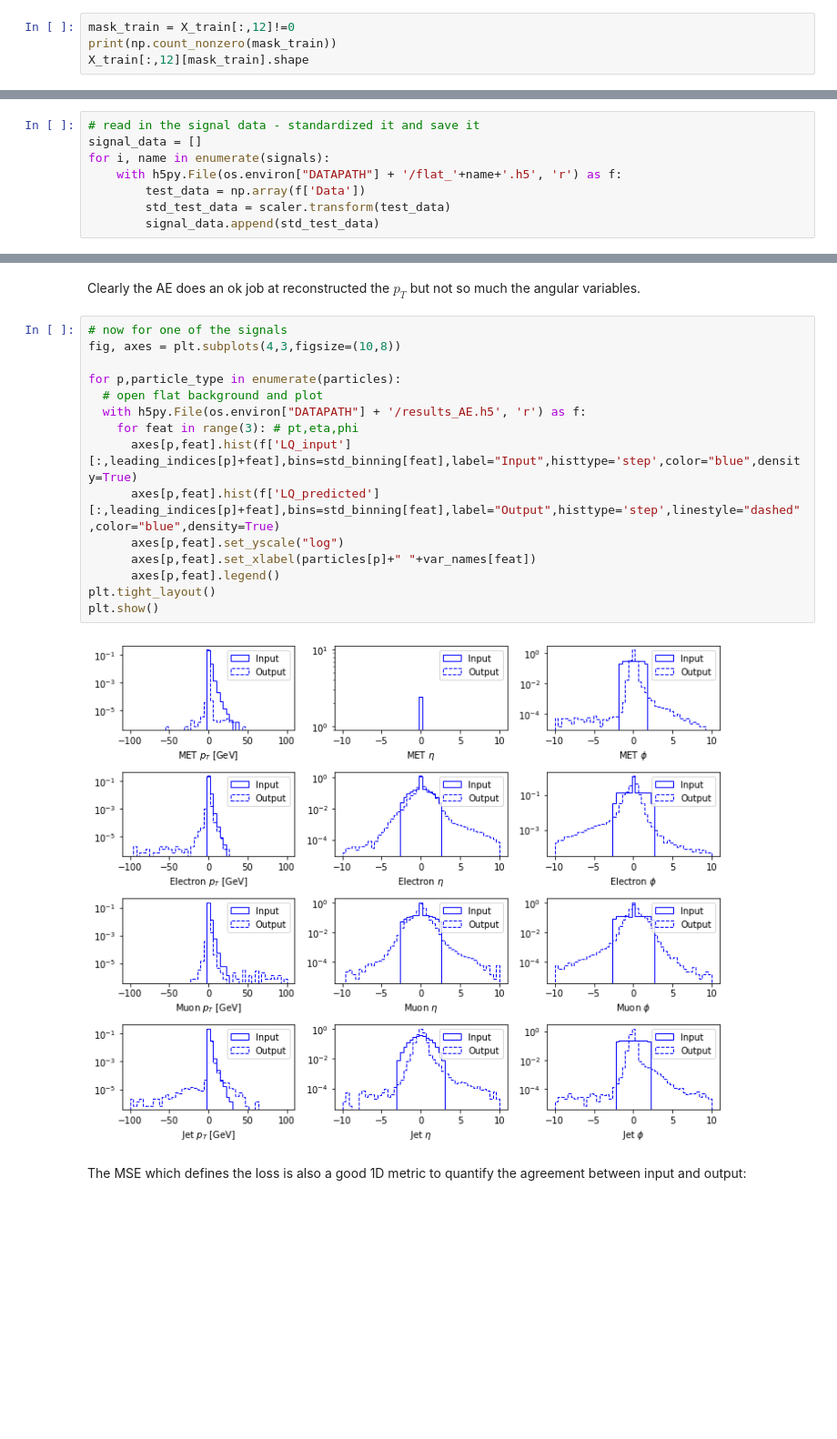
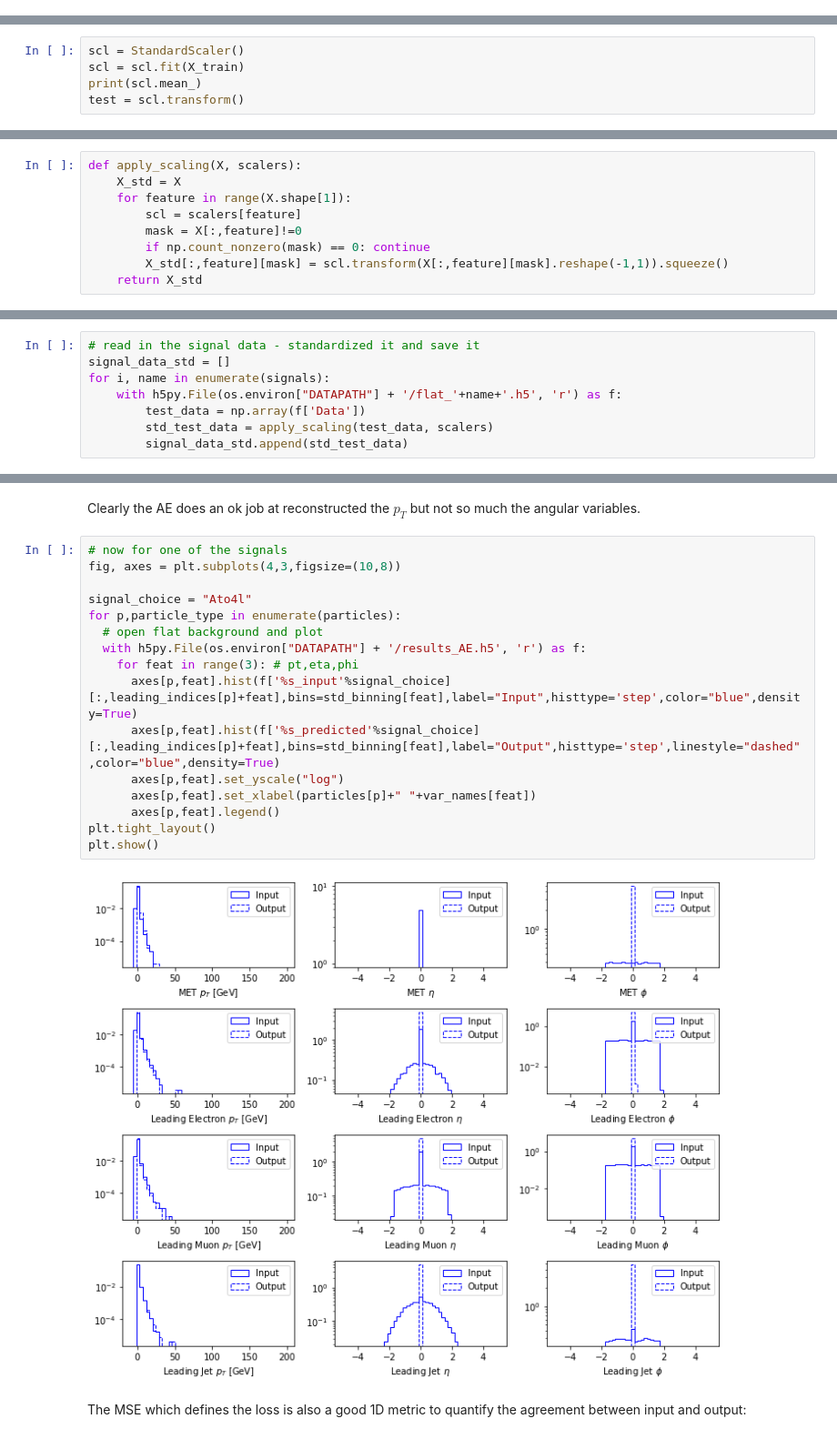
Before and after one commit to inesochoa/lisbon-ml-school, a Jupyter notebook: exercise_4.ipynb, the cells around one changed output, grey strips where cells are left out. Shown at 91% size. Drawn from its saved outputs; the diff is of its cells as text; blank space fills up the shorter version.

```diff
--- a/exercise_4.ipynb
+++ b/exercise_4.ipynb
@@ -231,7 +251,3 @@ X_train = f['X_train']
 X_val = f['X_val']
 # %% [markdown]
 ## Pre-processing
-# %%
-mask_train = X_train[:,12]!=0
-print(np.count_nonzero(mask_train))
-X_train[:,12][mask_train].shape
@@ -279,0 +271,5 @@ for feature in range(X_train.shape[1]):
+# %%
+scl = StandardScaler()
+scl = scl.fit(X_train)
+print(scl.mean_)
+test = scl.transform()
@@ -279,0 +292,9 @@ for feature in range(X_train.shape[1]):
+# %%
+def apply_scaling(X, scalers):
+    X_std = X
+    for feature in range(X.shape[1]):
+        scl = scalers[feature]
+        mask = X[:,feature]!=0
+        if np.count_nonzero(mask) == 0: continue
+        X_std[:,feature][mask] = scl.transform(X[:,feature][mask].reshape(-1,1)).squeeze()
+    return X_std
@@ -419,12 +473,12 @@ bkg_prediction = autoencoder.forward(torch.tensor(X_test,dtype=torch.float))
 bkg_prediction = bkg_prediction.clone().detach()
 # %%
 # read in the signal data - standardized it and save it
-signal_data = []
+signal_data_std = []
 for i, name in enumerate(signals):
     with h5py.File(os.environ["DATAPATH"] + '/flat_'+name+'.h5', 'r') as f:
         test_data = np.array(f['Data'])
-        std_test_data = scaler.transform(test_data)
-        signal_data.append(std_test_data)
+        std_test_data = apply_scaling(test_data, scalers)
+        signal_data_std.append(std_test_data)
 # %%
 signal_predictions = []
 # signals
@@ -475,19 +529,20 @@ Clearly the AE does an ok job at reconstructed the $p_T$ but not so much the ang
 # %%
 # now for one of the signals
 fig, axes = plt.subplots(4,3,figsize=(10,8))
 
+signal_choice = "Ato4l"
 for p,particle_type in enumerate(particles):
   # open flat background and plot
   with h5py.File(os.environ["DATAPATH"] + '/results_AE.h5', 'r') as f:
     for feat in range(3): # pt,eta,phi
-      axes[p,feat].hist(f['LQ_input'][:,leading_indices[p]+feat],bins=std_binning[feat],label="Input",histtype='step',color="blue",density=True)
-      axes[p,feat].hist(f['LQ_predicted'][:,leading_indices[p]+feat],bins=std_binning[feat],label="Output",histtype='step',linestyle="dashed",color="blue",density=True)
+      axes[p,feat].hist(f['%s_input'%signal_choice][:,leading_indices[p]+feat],bins=std_binning[feat],label="Input",histtype='step',color="blue",density=True)
+      axes[p,feat].hist(f['%s_predicted'%signal_choice][:,leading_indices[p]+feat],bins=std_binning[feat],label="Output",histtype='step',linestyle="dashed",color="blue",density=True)
       axes[p,feat].set_yscale("log")
       axes[p,feat].set_xlabel(particles[p]+" "+var_names[feat])
       axes[p,feat].legend()
 plt.tight_layout()
 plt.show()
 # %% [output]
-[figure, old version]
+[figure, new version]
 # %% [markdown]
 The MSE which defines the loss is also a good 1D metric to quantify the agreement between input and output:
```
Also changed, not shown: parts of 28 cells of this notebook.
